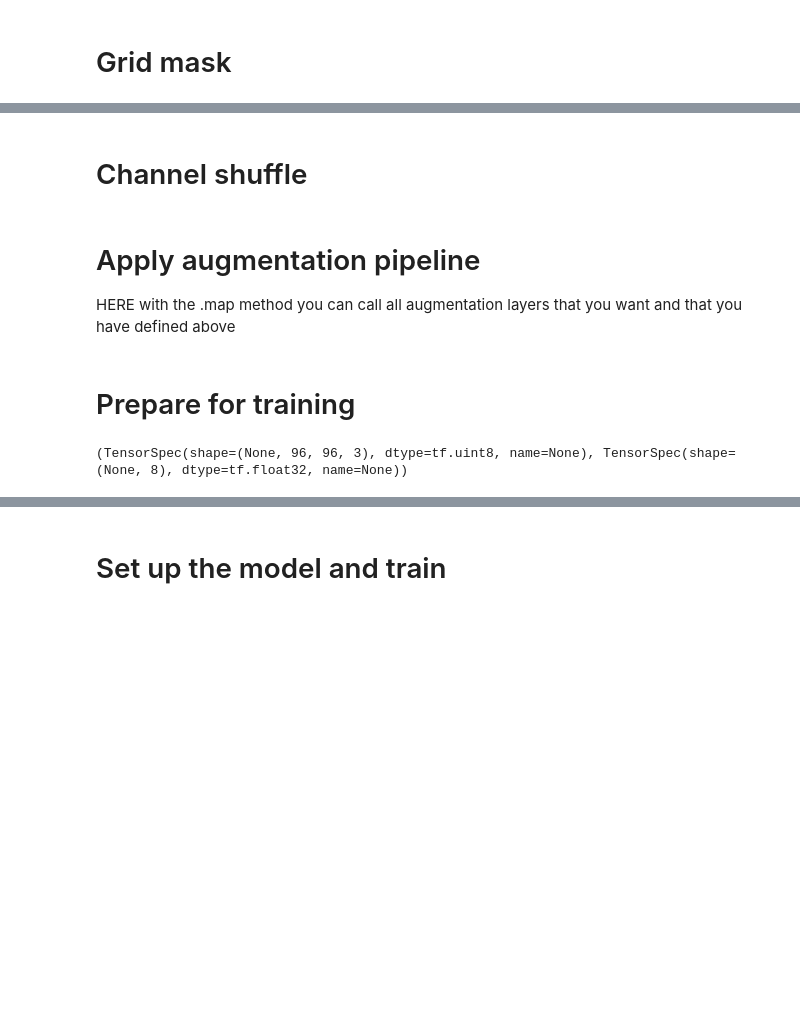
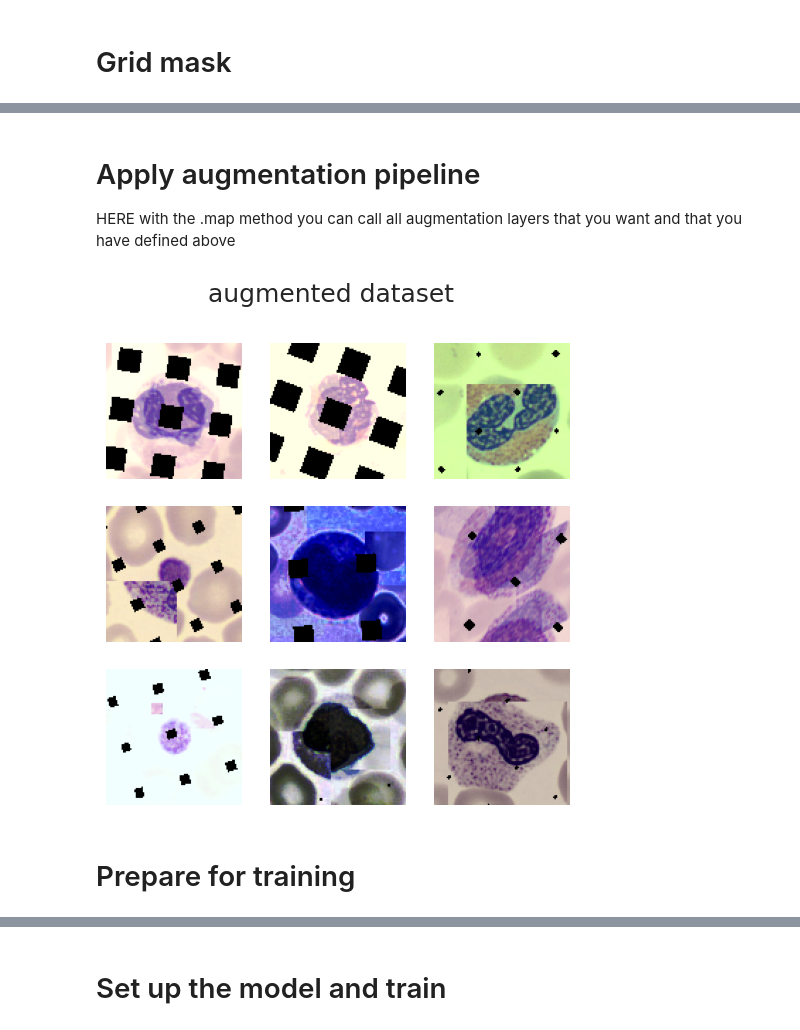
Before and after one commit to paolodc5/ANN_H1_wbc_classification, a Jupyter notebook: ANN_H1_05_advanced_augmentation.ipynb, the cells around one changed output, grey strips where cells are left out. Saved outputs shown, nothing was run; the diff lists cells and outputs as text; code cells hidden in the pictures; blank space fills up the shorter version.

```diff
--- a/ANN_H1_05_advanced_augmentation.ipynb
+++ b/ANN_H1_05_advanced_augmentation.ipynb
@@ -213,17 +241,15 @@ visualize_dataset(train_ds, 'Original dataset')
 # Random augmentation layer
 # %%
 rand_augment = keras_cv.layers.RandAugment(
-    value_range=(0,255),
+    value_range=(0, 255),
     augmentations_per_image=1,
-    magnitude=0.3,
-    magnitude_stddev=0.2,
-    rate=0.3,
+    magnitude=0.5,
+    magnitude_stddev=0.3,
+    rate=0.6,
 )
 
 
 def apply_rand_augment(inputs):
     inputs["images"] = rand_augment(inputs["images"])
     return inputs
-
-layers = []
 # %%
@@ -243,14 +266,12 @@ layers di augmentation
 # Channel shift layer
 # %%
 ch_shift = keras_cv.layers.RandomChannelShift(
-    value_range=(0,255), factor=0.5, channels=3, seed=seed)
+    value_range=(0,255), factor=0.7, channels=3, seed=seed)
 
 
 def apply_ch_shift(inputs):
     inputs['images'] = ch_shift(inputs['images'])
     return inputs
-
-layers.append(ch_shift)
 # %% [markdown]
 # Color degeneration layer
 # %%
@@ -290,0 +285,8 @@ def apply_cut_mix_and_mix_up(samples):
+# %%
+cut_mix = keras_cv.layers.CutMix(seed=seed, alpha=0.4)
+mix_up = keras_cv.layers.MixUp(seed=seed, alpha=0.4)
+
+def apply_cut_mix_and_mix_up(samples):
+    samples = cut_mix(samples)
+    samples = mix_up(samples)
+    return samples
@@ -292,16 +308,13 @@ def apply_cut_mix_and_mix_up(samples):
 # Grid mask
 # %%
 gm = keras_cv.layers.GridMask(
-    ratio_factor=(0.0, 0.5),
+    ratio_factor=(0, 0.5),
     rotation_factor=0.15,
     fill_mode="constant",
     fill_value=0.0,
-    seed=seed,
+    seed=seed
 )
-
 
 def apply_grid_mask(dataset):
     dataset['images'] = gm(dataset['images'])
     return dataset
-
-layers.append(gm)
@@ -316,2 +320,0 @@ def apply_auto_contrast(dataset):
-# %% [markdown]
-# Channel shuffle
@@ -368,27 +324,31 @@ test_ds_prep = (test_ds
+# %%
+
+
+train_ds_prep = (train_ds
+                 .map(apply_cut_mix_and_mix_up, num_parallel_calls=AUTO)
+                 .map(apply_rand_augment, num_parallel_calls=AUTO)
+                 .map(apply_ch_shift, num_parallel_calls=AUTO)
+                 .map(apply_grid_mask, num_parallel_calls=AUTO)
+
+                )
+visualize_dataset(train_ds_prep, title='augmented dataset')
+# %% [output]
+[figure, added]
 # %% [markdown]
 # Prepare for training
 # %%
 def preprocess_for_model(inputs):
     images, labels = inputs["images"], inputs["labels"]
-    images = tf.cast(images, tf.uint8)
+    images = tf.cast(images, tf.float32)
     return images, labels
 
 # Prepare TRAIN dataset for training
-train_dataset_ready = (train_ds_prep
-                        .map(preprocess_for_model, num_parallel_calls=AUTO))
+train_dataset_ready = train_ds.map(preprocess_for_model, num_parallel_calls=AUTO)
+
 
 # Prepare TEST dataset for training
-test_dataset_ready = (test_ds_prep
-                      .map(preprocess_for_model, num_parallel_calls=AUTO))
+test_dataset_ready = test_ds.map(preprocess_for_model, num_parallel_calls=AUTO)
+
 # Implement PREFETCH
 #train_dataset_ready = train_dataset.prefetch(AUTO)
 #test_dataset_ready = test_dataset.prefetch(AUTO)
-test_ds_1 = (test_ds
-          .map(preprocess_for_model, num_parallel_calls=AUTO))
-
-#train_ds_final = train_dataset_ready.map(apply_pipeline, num_parallel_calls=AUTO)
-
-
-print(train_dataset_ready.element_spec)
-# %% [output]
-(TensorSpec(shape=(None, 96, 96, 3), dtype=tf.uint8, name=None), TensorSpec(shape=(None, 8), dtype=tf.float32, name=None))
```
Also changed, not shown: parts of 50 cells of this notebook.
